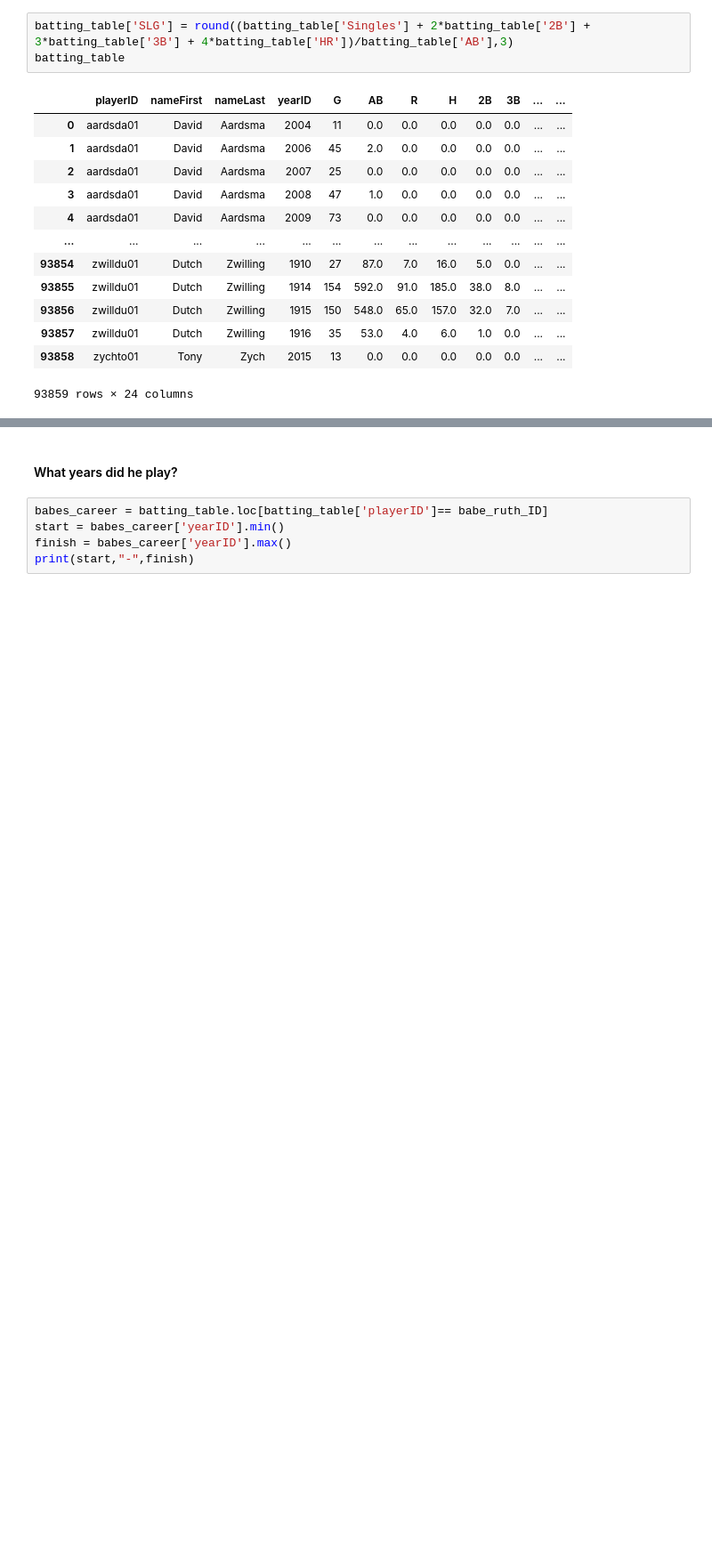
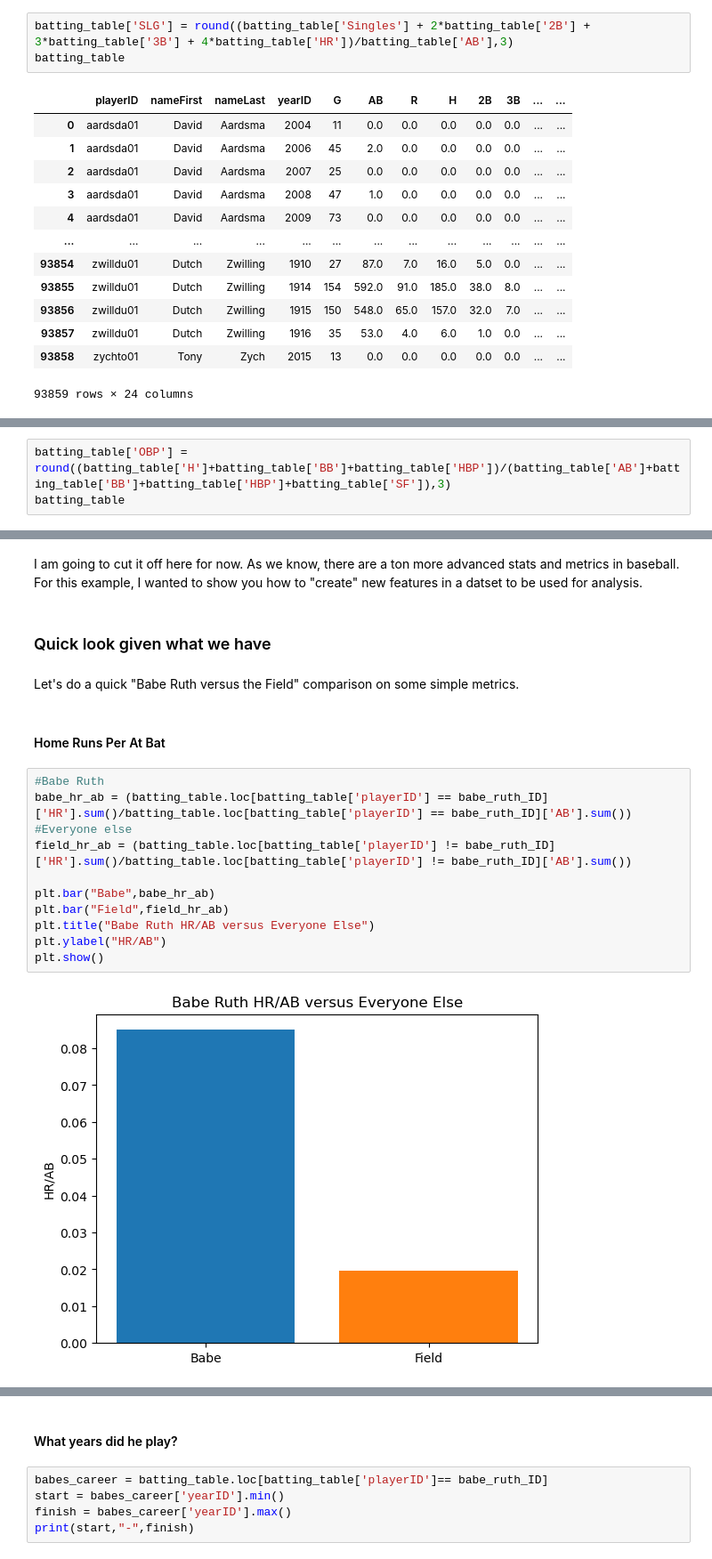
Before and after one commit to ant-vessicchio/learn_data_science_through_sports, a Jupyter notebook: Baseball_Databank_Exploration/Babe_Ruth_Evaluation.ipynb, the cells around one changed output, grey strips where cells are left out. Shown: that part at 89% size. Drawn from its saved outputs; the diff is of its cells as text; blank space fills up the shorter version.

Commit message:
Babe Eval 2.0

```diff
--- a/Baseball_Databank_Exploration/Babe_Ruth_Evaluation.ipynb
+++ b/Baseball_Databank_Exploration/Babe_Ruth_Evaluation.ipynb
@@ -255,0 +260,3 @@ batting_table
+# %%
+batting_table['OBP'] = round((batting_table['H']+batting_table['BB']+batting_table['HBP'])/(batting_table['AB']+batting_table['BB']+batting_table['HBP']+batting_table['SF']),3)
+batting_table
@@ -255,0 +277,21 @@ batting_table
+# %% [markdown]
+I am going to cut it off here for now. As we know, there are a ton more advanced stats and metrics in baseball. For this example, I wanted to show you how to "create" new features in a datset to be used for analysis.
+# %% [markdown]
+### Quick look given what we have
+# %% [markdown]
+Let's do a quick "Babe Ruth versus the Field" comparison on some simple metrics.
+# %% [markdown]
+#### Home Runs Per At Bat
+# %%
+#Babe Ruth
+babe_hr_ab = (batting_table.loc[batting_table['playerID'] == babe_ruth_ID]['HR'].sum()/batting_table.loc[batting_table['playerID'] == babe_ruth_ID]['AB'].sum())
+#Everyone else
+field_hr_ab = (batting_table.loc[batting_table['playerID'] != babe_ruth_ID]['HR'].sum()/batting_table.loc[batting_table['playerID'] != babe_ruth_ID]['AB'].sum())
+
+plt.bar("Babe",babe_hr_ab)
+plt.bar("Field",field_hr_ab)
+plt.title("Babe Ruth HR/AB versus Everyone Else")
+plt.ylabel("HR/AB")
+plt.show()
+# %% [output]
+[figure, added]
```
Also changed, not shown: parts of 22 cells of this notebook.
